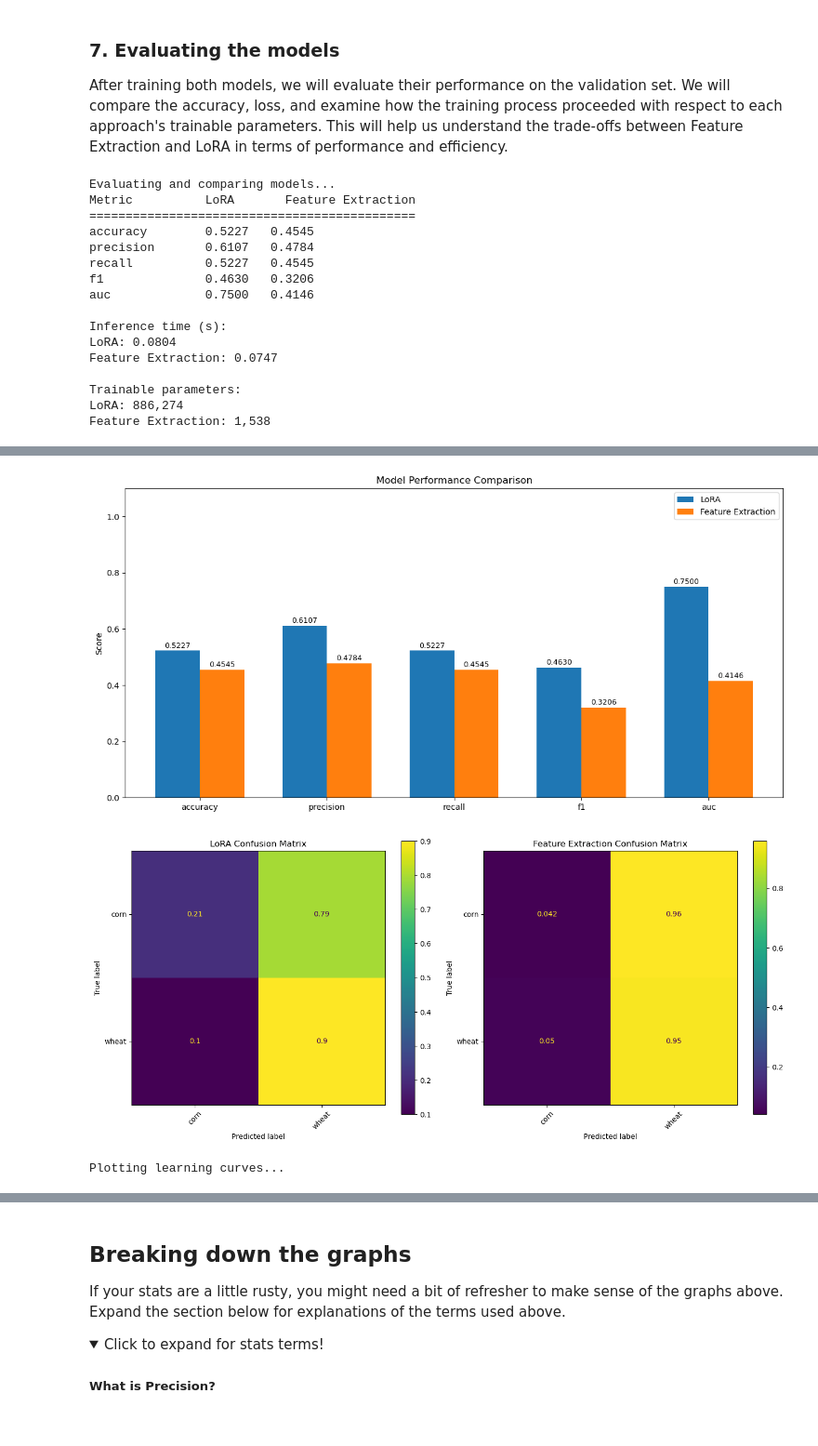
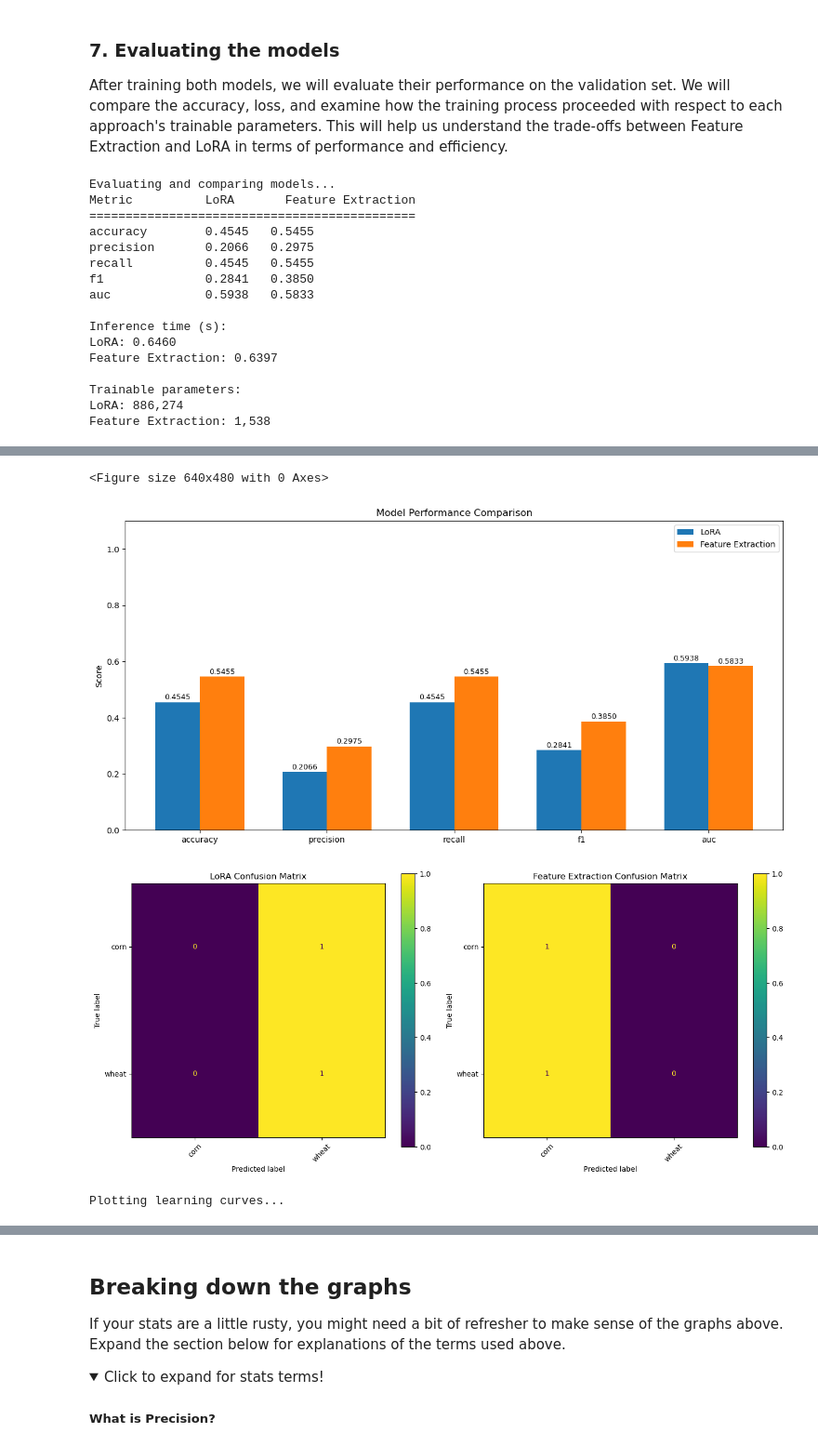
Before and after one commit to PracticumAI/transfer_learning, a Jupyter notebook: 02_transfer_learning_LoRA.ipynb, the cells around one changed output, grey strips where cells are left out. Shown at 93% size. Cells and saved outputs as stored; diff of their text form; code cells hidden in the pictures; folded sections open.

```diff
--- a/02_transfer_learning_LoRA.ipynb
+++ b/02_transfer_learning_LoRA.ipynb
@@ -521,0 +485,8 @@ Epoch 2/10
+# %%
+# Train the LoRA model
+print("Training LoRA model...")
+trainer.fit(lora_module, train_dataloader, eval_dataloader)
+
+# Evaluate the models
+print("Evaluating LoRA model...")
+trainer.validate(lora_module, eval_dataloader)
@@ -521,0 +520,7 @@ Epoch 2/10
+# %%
+# Train the Feature Extraction model
+print("Training Feature Extraction model...")
+trainer.fit(feature_extractor_module, train_dataloader, eval_dataloader)
+
+print("Evaluating Feature Extraction model...")
+trainer.validate(feature_extractor_module, eval_dataloader)
@@ -614,7 +647,20 @@ def compare_models_learning_curves(results_dict, metric_names=None):
     for i, metric in enumerate(metric_names):
         for model_name, results in results_dict.items():
             if metric in results:
-                axes[i].plot(results[metric], marker="o", label=f"{model_name}")
+                # Get the metric values
+                values = results[metric]
+
+                # Handle single tensor
+                if torch.is_tensor(values):
+                    values = values.detach().cpu().numpy()
+                # Handle list of values that might be tensors
+                elif isinstance(values, list):
+                    values = [
+                        v.detach().cpu().numpy() if torch.is_tensor(v) else v
+                        for v in values
+                    ]
+
+                axes[i].plot(values, marker="o", label=f"{model_name}")
 
         axes[i].set_title(f"{metric} across epochs")
         axes[i].set_xlabel("Epoch")
@@ -707,6 +753,7 @@ def evaluate_and_compare(
 def get_predictions(model, dataloader, device):
     """Get predictions, true labels, and measure inference time"""
     model.eval()
+    model.to(device)
     predictions = []
     true_labels = []
     scores = []
@@ -733,7 +780,6 @@ def get_predictions(model, dataloader, device):
         inference_time,
     )
 
-
 # Plot learning curves for both models
 def plot_learning_curves(lora_results, fe_results):
     # Combine results for comparison
@@ -756,20 +802,21 @@ if train_ds is not None and eval_ds is not None:
 
     # Plot learning curves
     print("\nPlotting learning curves...")
-    plot_learning_curves(lora_results, feature_extraction_results)
+
+    plot_learning_curves(lora_module.history, feature_extractor_module.history)
 # %% [output]
 Evaluating and comparing models...
 Metric          LoRA       Feature Extraction
 =============================================
-accuracy        0.5227   0.4545
-precision       0.6107   0.4784
-recall          0.5227   0.4545
-f1              0.4630   0.3206
-auc             0.7500   0.4146
+accuracy        0.4545   0.5455
+precision       0.2066   0.2975
+recall          0.4545   0.5455
+f1              0.2841   0.3850
+auc             0.5938   0.5833
 
 Inference time (s):
-LoRA: 0.0804
-Feature Extraction: 0.0747
+LoRA: 0.6460
+Feature Extraction: 0.6397
 
 Trainable parameters:
 LoRA: 886,274
@@ -778,3 +826,4 @@ Feature Extraction: 1,538
+<Figure size 640x480 with 0 Axes>
-[figure, old version]
+[figure, new version]
-[figure, old version]
+[figure, new version]
-Plotting learning curves...
+Plotting learning curves...
```
Also changed, not shown: parts of 13 cells of this notebook.
